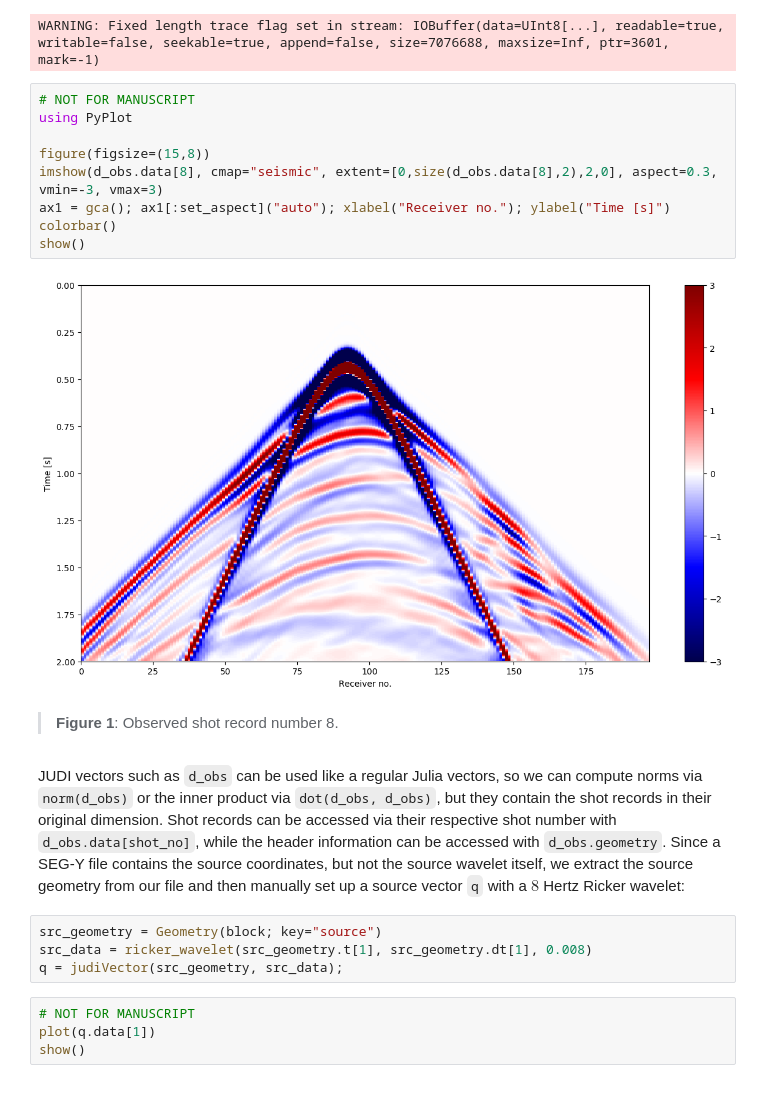
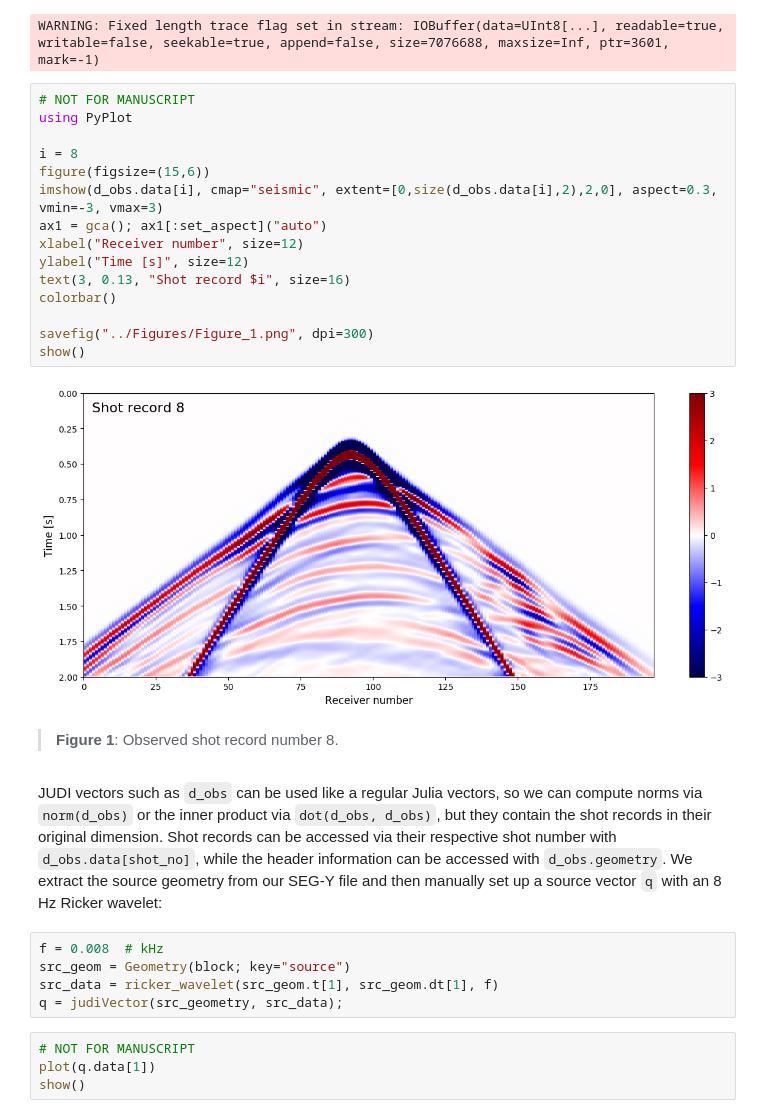
Before and after one commit to seg/tutorials-2018, a Jupyter notebook: 1802_FWI_Inversion/Notebook/Manuscript.ipynb, the cells around one changed output. Drawn from its saved outputs; the diff is of its cells as text.

```diff
--- a/1802_FWI_Inversion/Notebook/Manuscript.ipynb
+++ b/1802_FWI_Inversion/Notebook/Manuscript.ipynb
@@ -108,21 +135,28 @@ WARNING: Fixed length trace flag set in stream: IOBuffer(data=UInt8[...], readab
 # %%
 # NOT FOR MANUSCRIPT
 using PyPlot
 
-figure(figsize=(15,8))
-imshow(d_obs.data[8], cmap="seismic", extent=[0,size(d_obs.data[8],2),2,0], aspect=0.3, vmin=-3, vmax=3)
-ax1 = gca(); ax1[:set_aspect]("auto"); xlabel("Receiver no."); ylabel("Time [s]")
+i = 8
+figure(figsize=(15,6))
+imshow(d_obs.data[i], cmap="seismic", extent=[0,size(d_obs.data[i],2),2,0], aspect=0.3, vmin=-3, vmax=3)
+ax1 = gca(); ax1[:set_aspect]("auto")
+xlabel("Receiver number", size=12)
+ylabel("Time [s]", size=12)
+text(3, 0.13, "Shot record $i", size=16)
 colorbar()
+
+savefig("../Figures/Figure_1.png", dpi=300)
 show()
 # %% [output]
-[figure, old version]
+[figure, new version]
 # %% [markdown]
 > **Figure 1**: Observed shot record number 8.
 # %% [markdown]
-JUDI vectors such as `d_obs` can be used like a regular Julia vectors, so we can compute norms via `norm(d_obs)` or the inner product via `dot(d_obs, d_obs)`, but they contain the shot records in their original dimension. Shot records can be accessed via their respective shot number with `d_obs.data[shot_no]`, while the header information can be accessed with `d_obs.geometry`. Since a SEG-Y file contains the source coordinates, but not the source wavelet itself, we extract the source geometry from our file and then manually set up a source vector `q` with a $8$ Hertz Ricker wavelet:
+JUDI vectors such as `d_obs` can be used like a regular Julia vectors, so we can compute norms via `norm(d_obs)` or the inner product via `dot(d_obs, d_obs)`, but they contain the shot records in their original dimension. Shot records can be accessed via their respective shot number with `d_obs.data[shot_no]`, while the header information can be accessed with `d_obs.geometry`. We extract the source geometry from our SEG-Y file and then manually set up a source vector `q` with an 8 Hz Ricker wavelet:
 # %%
-src_geometry = Geometry(block; key="source")
-src_data = ricker_wavelet(src_geometry.t[1], src_geometry.dt[1], 0.008)
+f = 0.008  # kHz
+src_geom = Geometry(block; key="source")
+src_data = ricker_wavelet(src_geom.t[1], src_geom.dt[1], f)
 q = judiVector(src_geometry, src_data);
 # %%
 # NOT FOR MANUSCRIPT
```
Also changed, not shown: parts of 32 cells of this notebook, 4 other files.
